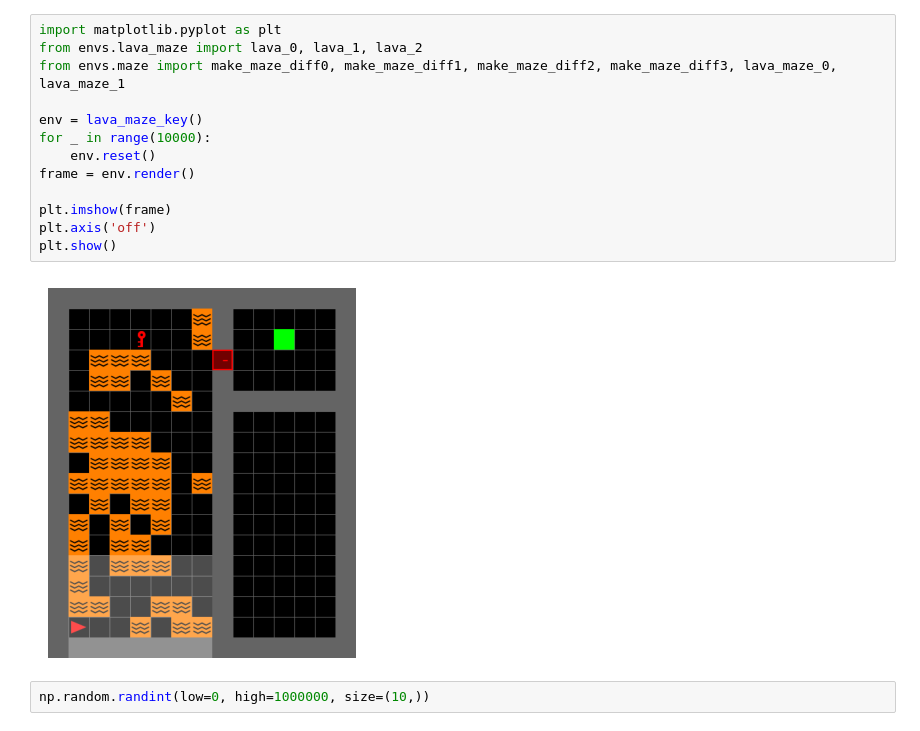
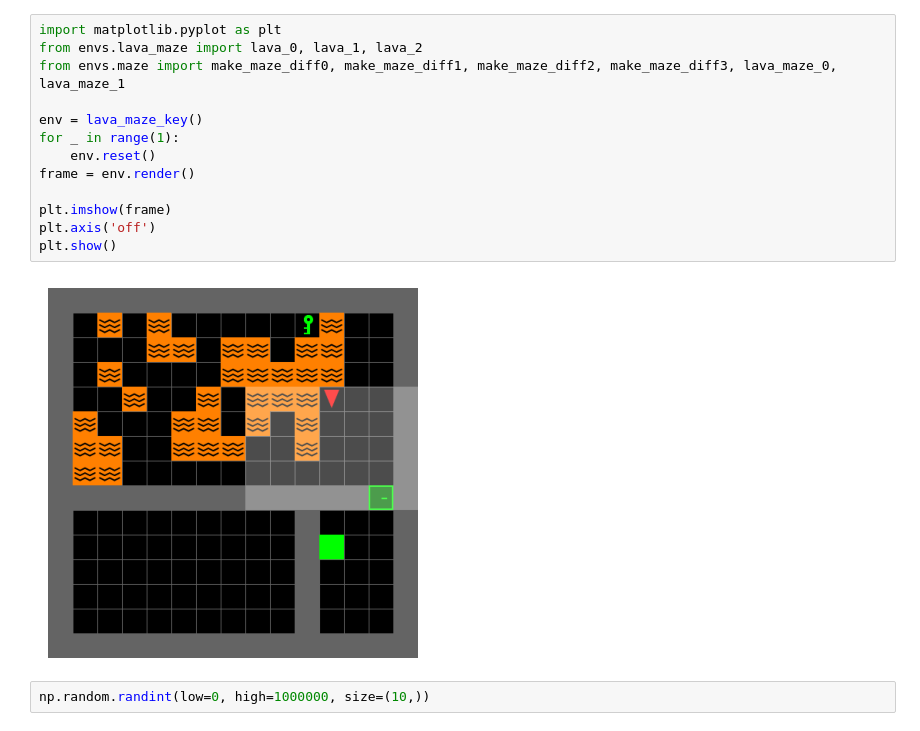
Before and after one commit to FelixDobro/Curriculum, a Jupyter notebook: dungeon.ipynb, the cells around one changed output. Cells and saved outputs as stored; diff of their text form.

```diff
--- a/dungeon.ipynb
+++ b/dungeon.ipynb
@@ -1159,18 +1154,18 @@ def make_combined():
 # %%
 import matplotlib.pyplot as plt
 from envs.lava_maze import lava_0, lava_1, lava_2
 from envs.maze import make_maze_diff0, make_maze_diff1, make_maze_diff2, make_maze_diff3, lava_maze_0, lava_maze_1
 
 env = lava_maze_key()
-for _ in range(10000):
+for _ in range(1):
     env.reset()
 frame = env.render()
 
 plt.imshow(frame)
 plt.axis('off')
 plt.show()
 # %% [output]
-[figure, old version]
+[figure, new version]
 # %%
 np.random.randint(low=0, high=1000000, size=(10,))
 # %% [output]
```
Also changed, not shown: parts of 5 cells of this notebook, 4 other files.
